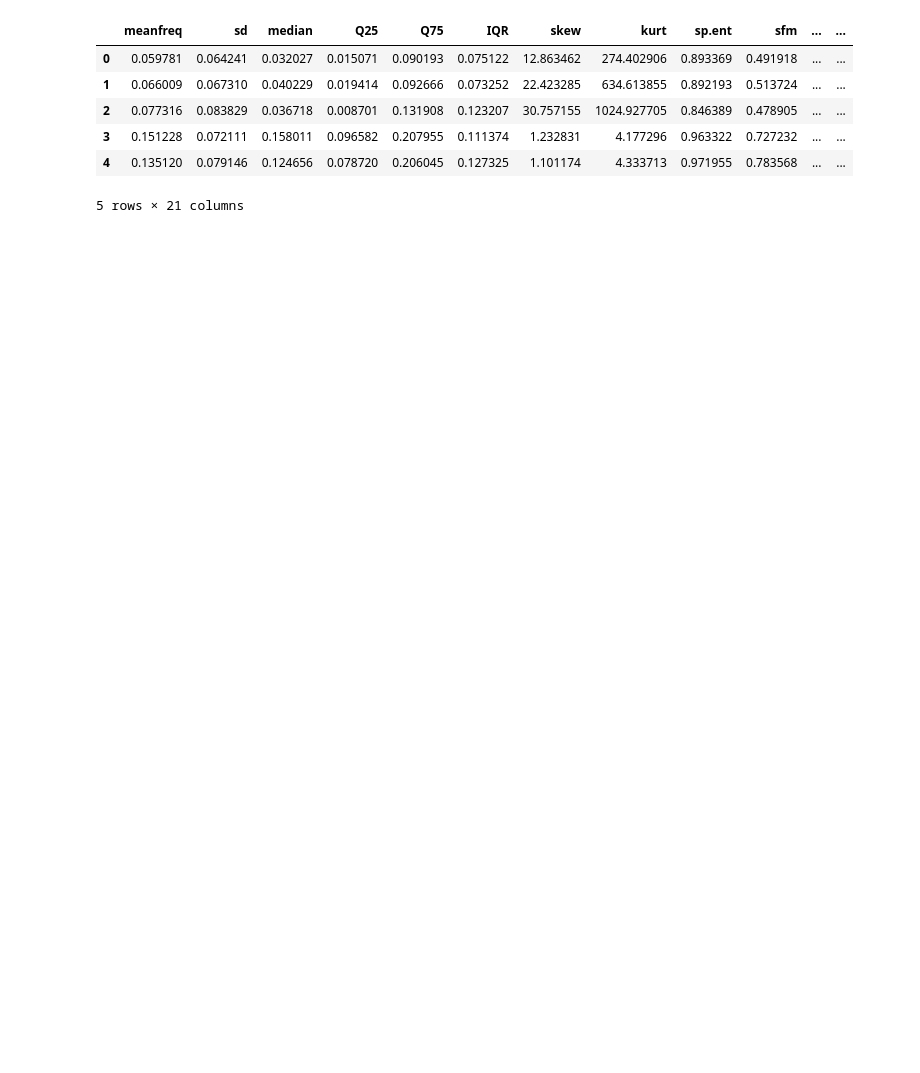
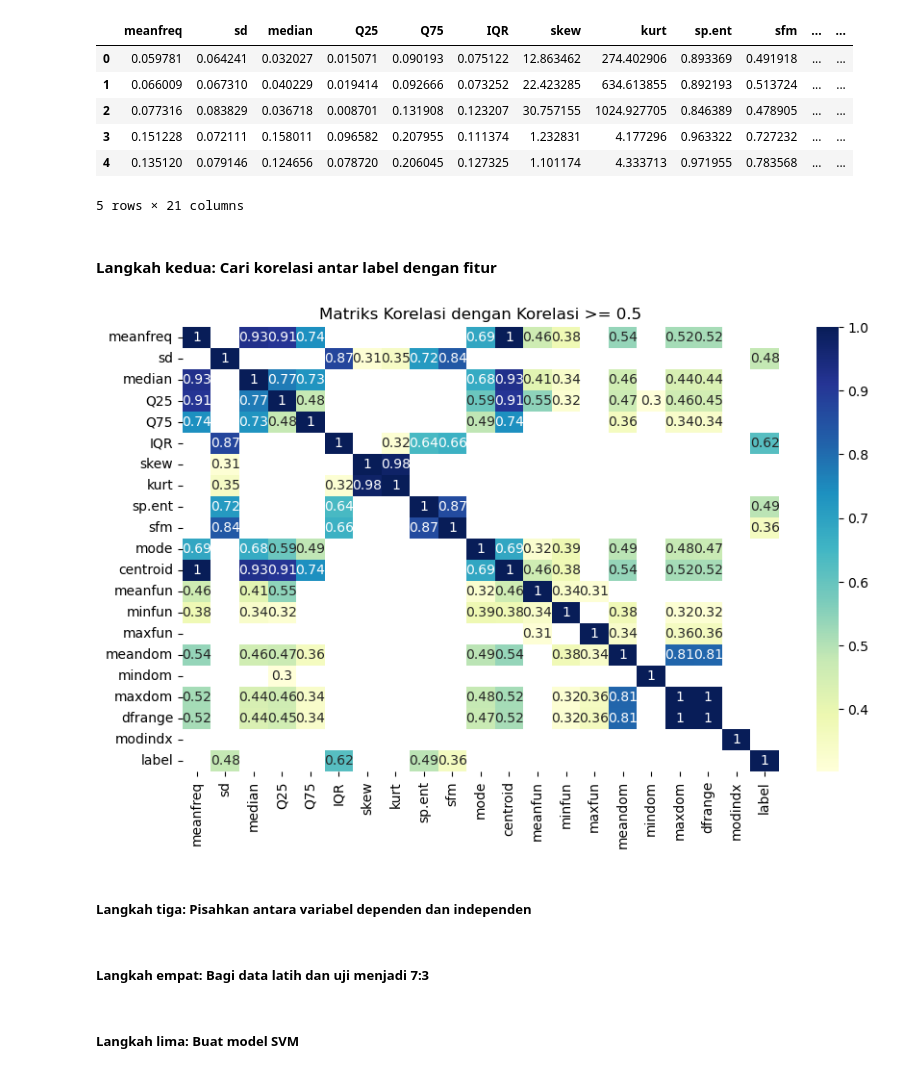
Before and after one commit to dzkmrn/machine-learning-2023, a Jupyter notebook: week-04-classification/tugas1.ipynb, the cells around one changed output. Cells and saved outputs as stored; diff of their text form; code cells hidden in the pictures; blank space fills up the shorter version.

```diff
--- a/week-04-classification/tugas1.ipynb
+++ b/week-04-classification/tugas1.ipynb
@@ -35,3 +26,22 @@ df.head()
 | 3 | 0.151228 | 0.072111 | 0.158011 | 0.096582 | 0.207955 | 0.111374 | 1.232831 | 4.177296 | 0.963322 | 0.727232 | ... | ... |
 | 4 | 0.135120 | 0.079146 | 0.124656 | 0.078720 | 0.206045 | 0.127325 | 1.101174 | 4.333713 | 0.971955 | 0.783568 | ... | ... |
 5 rows × 21 columns
+# %%
+df['label'] = df['label'].map({'female': 0, 'male': 1})
+# %% [markdown]
+#### Langkah kedua: Cari korelasi antar label dengan fitur
+# %%
+corr_matrix = df.corr()
+
+high_corr_matrix = corr_matrix[corr_matrix >= 0.3]
+
+high_corr_matrix[high_corr_matrix < 0.3] = None
+
+plt.figure(figsize=(10, 6))
+sns.heatmap(high_corr_matrix, cmap="YlGnBu", annot=True)
+plt.title("Matriks Korelasi dengan Korelasi >= 0.5")
+plt.show()
+# %% [output]
+[figure, added]
+# %% [markdown]
+##### Langkah tiga: Pisahkan antara variabel dependen dan independen
@@ -37,0 +54,2 @@ df.head()
+# %% [markdown]
+##### Langkah empat: Bagi data latih dan uji menjadi 7:3
@@ -37,0 +62,2 @@ df.head()
+# %% [markdown]
+##### Langkah lima: Buat model SVM
```
Also changed, not shown: parts of 10 cells of this notebook, 1 other file.
